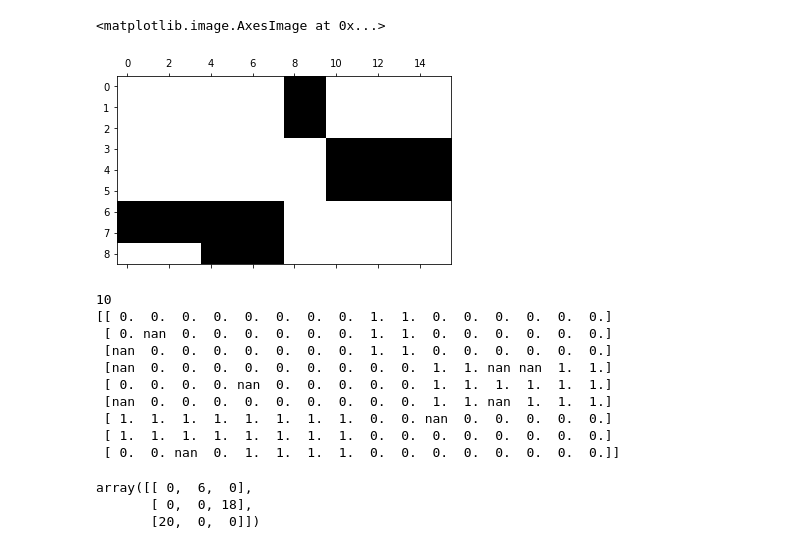
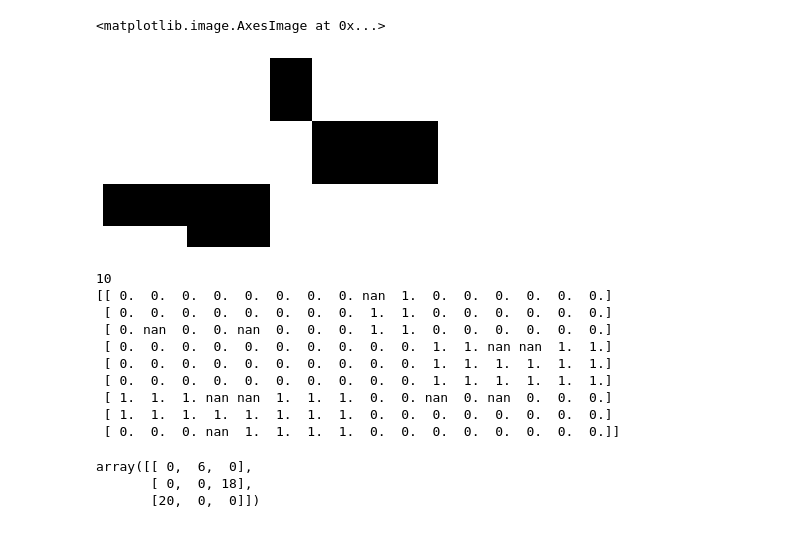
Before and after one commit to mahdiou-diallo/Projet_Innovation, a Jupyter notebook: coclust_mod_impute.ipynb, the cells around one changed output. Saved outputs shown, nothing was run; the diff lists cells and outputs as text; code cells hidden in the pictures.

Commit message:
complete coclust_mod_impute convert all np.matrix semantics to np.array semantics test on a small dataset

```diff
--- a/coclust_mod_impute.ipynb
+++ b/coclust_mod_impute.ipynb
@@ -26,11 +26,17 @@ X = X[np.ix_([0, 2, 7, 1, 4, 8, 3, 5, 6],
 n_clusters = 3
 w = np.array([0, 0, 0, 0, 0, 0, 0, 0, 1, 1, 2, 2, 2, 2, 2, 2])
 z = np.array([0, 0, 0, 1, 1, 1, 2, 2, 2])
-# %%
-plt.spy(X)
-# %% [output]
-<matplotlib.image.AxesImage at 0x...>
-[figure, removed]
+# %%
+def show_matrix(X, no_axes=True):
+    ax = plt.imshow(X, cmap='Greys', vmin=0, vmax=X.max())
+    if no_axes:
+        plt.axis('off')
+    return ax
+# %%
+show_matrix(X)
+# %% [output]
+<matplotlib.image.AxesImage at 0x...>
+[figure, added]
 # %%
 def random_cells(X, n_out):
     """Given an n x r matrix X, returns n_out distinct cell positions
@@ -45,22 +51,26 @@ def random_cells(X, n_out):
     cols = choices % nc
     return rows, cols
 # %%
-r_nan, c_nan = random_cells(X, 10)
-res = X.astype(float)
-res[r_nan, c_nan] = np.nan
+def random_missing(X, n_missing):
+    r_nan, c_nan = random_cells(X, n_missing)
+    res = X.astype(float)
+    res[r_nan, c_nan] = np.nan
+    return res, r_nan, c_nan
+
+res, r_nan, c_nan = random_missing(X, 10)
 print(np.isnan(res).sum())
 print(res)
 # %% [output]
 10
-[[ 0.  0.  0.  0.  0.  0.  0.  0.  1.  1.  0.  0.  0.  0.  0.  0.]
- [ 0. nan  0.  0.  0.  0.  0.  0.  1.  1.  0.  0.  0.  0.  0.  0.]
- [nan  0.  0.  0.  0.  0.  0.  0.  1.  1.  0.  0.  0.  0.  0.  0.]
- [nan  0.  0.  0.  0.  0.  0.  0.  0.  0.  1.  1. nan nan  1.  1.]
- [ 0.  0.  0.  0. nan  0.  0.  0.  0.  0.  1.  1.  1.  1.  1.  1.]
- [nan  0.  0.  0.  0.  0.  0.  0.  0.  0.  1.  1. nan  1.  1.  1.]
- [ 1.  1.  1.  1.  1.  1.  1.  1.  0.  0. nan  0.  0.  0.  0.  0.]
+[[ 0.  0.  0.  0.  0.  0.  0.  0. nan  1.  0.  0.  0.  0.  0.  0.]
+ [ 0.  0.  0.  0.  0.  0.  0.  0.  1.  1.  0.  0.  0.  0.  0.  0.]
+ [ 0. nan  0.  0. nan  0.  0.  0.  1.  1.  0.  0.  0.  0.  0.  0.]
+ [ 0.  0.  0.  0.  0.  0.  0.  0.  0.  0.  1.  1. nan nan  1.  1.]
+ [ 0.  0.  0.  0.  0.  0.  0.  0.  0.  0.  1.  1.  1.  1.  1.  1.]
+ [ 0.  0.  0.  0.  0.  0.  0.  0.  0.  0.  1.  1.  1.  1.  1.  1.]
+ [ 1.  1.  1. nan nan  1.  1.  1.  0.  0. nan  0. nan  0.  0.  0.]
  [ 1.  1.  1.  1.  1.  1.  1.  1.  0.  0.  0.  0.  0.  0.  0.  0.]
- [ 0.  0. nan  0.  1.  1.  1.  1.  0.  0.  0.  0.  0.  0.  0.  0.]]
+ [ 0.  0.  0. nan  1.  1.  1.  1.  0.  0.  0.  0.  0.  0.  0.  0.]]
 # %%
 z_labels = np.arange(n_clusters)[:, np.newaxis]
 w_labels = z_labels
```
Also changed, not shown: parts of 21 cells of this notebook.
